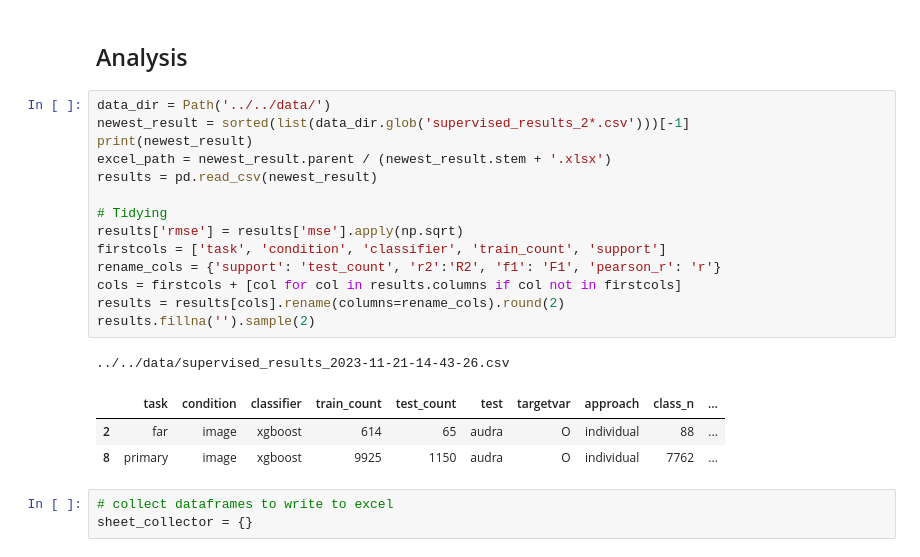
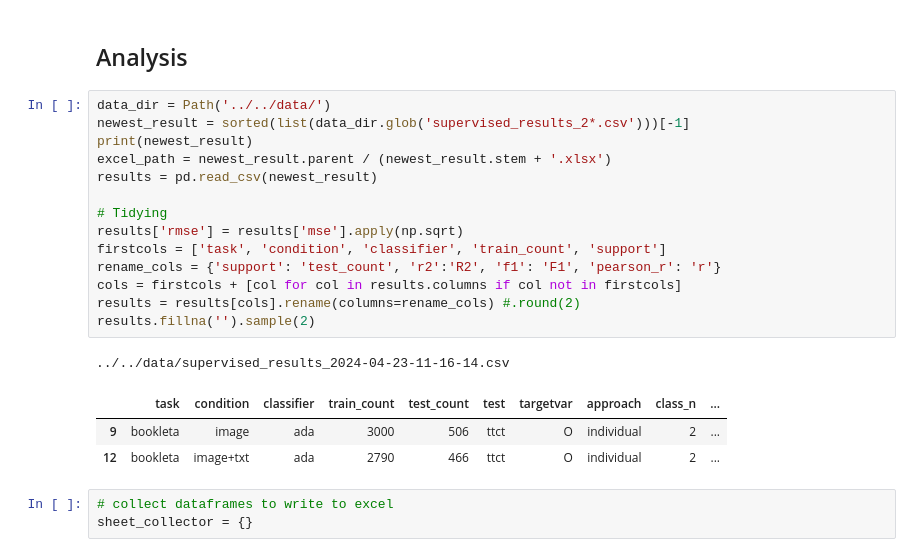
Before and after one commit to massivetexts/motes-figural, a Jupyter notebook: notebooks/measures/supervised-figural.ipynb, the cells around one changed output. Cells and saved outputs as stored; diff of their text form.

```diff
--- a/notebooks/measures/supervised-figural.ipynb
+++ b/notebooks/measures/supervised-figural.ipynb
@@ -519,22 +544,22 @@ AttributeError: 'list' object has no attribute 'iterrows'
 # %%
 data_dir = Path('../../data/')
 newest_result = sorted(list(data_dir.glob('supervised_results_2*.csv')))[-1]
 print(newest_result)
 excel_path = newest_result.parent / (newest_result.stem + '.xlsx')
 results = pd.read_csv(newest_result)
 
 # Tidying
 results['rmse'] = results['mse'].apply(np.sqrt)
 firstcols = ['task', 'condition', 'classifier', 'train_count', 'support']
 rename_cols = {'support': 'test_count', 'r2':'R2', 'f1': 'F1', 'pearson_r': 'r'}
 cols = firstcols + [col for col in results.columns if col not in firstcols]
-results = results[cols].rename(columns=rename_cols).round(2)
+results = results[cols].rename(columns=rename_cols) #.round(2)
 results.fillna('').sample(2)
 # %% [output]
-../../data/supervised_results_2023-11-21-14-43-26.csv
+../../data/supervised_results_2024-04-23-11-16-14.csv
 |  | task | condition | classifier | train_count | test_count | test | targetvar | approach | class_n | ... |
-| 2 | far | image | xgboost | 614 | 65 | audra | O | individual | 88 | ... |
-| 8 | primary | image | xgboost | 9925 | 1150 | audra | O | individual | 7762 | ... |
+| 9 | bookleta | image | ada | 3000 | 506 | ttct | O | individual | 2 | ... |
+| 12 | bookleta | image+txt | ada | 2790 | 466 | ttct | O | individual | 2 | ... |
 # %%
 # collect dataframes to write to excel
 sheet_collector = {}
```
Also changed, not shown: parts of 5 cells of this notebook, 1 other file.
